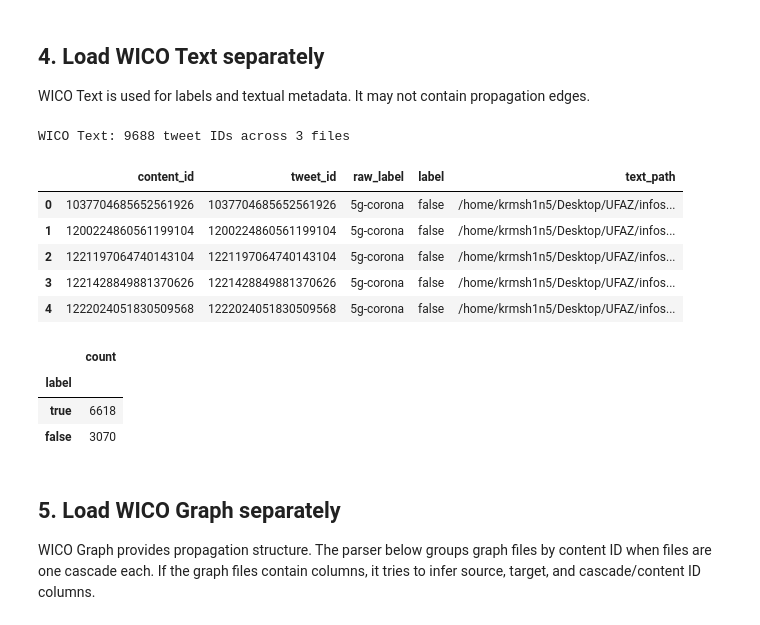
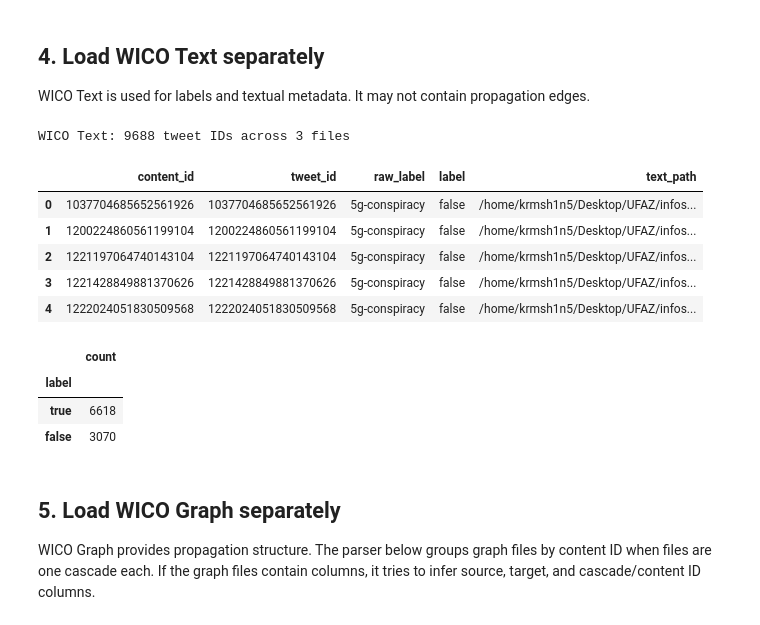
Before and after one commit to Krmsh1n5/infoshield, a Jupyter notebook: explore_data.ipynb, the cells around one changed output. Saved outputs shown, nothing was run; the diff lists cells and outputs as text; code cells hidden in the pictures.

```diff
--- a/explore_data.ipynb
+++ b/explore_data.ipynb
@@ -510,44 +464,47 @@ def load_wico_text_dataset(wico_text_dir):
         print('WICO Text directory not found.')
         return pd.DataFrame(columns=['content_id','tweet_id','raw_label','label','text_path'])
     wico_text_dir = Path(wico_text_dir)
-    int_to_name = {v: k for k, v in cfg.wico.label_map.items()}
+    # Derive labels from config — single source of truth:
+    #   cfg.wico.label_map        = {'5g-conspiracy':0, 'conspiracy':1, 'non-conspiracy':2}
+    #   cfg.wico.binary_label_map = {0:'false', 1:'false', 2:'true'}
+    int_to_raw = {v: k for k, v in cfg.wico.label_map.items()}
     rows = []
     for label_int, fname in cfg.wico.text_files.items():
         path = wico_text_dir / fname
         if not path.exists():
             print(f'  Missing WICO Text file: {path}')
             continue
-        raw_label  = int_to_name.get(label_int, str(label_int))
-        norm_label = normalize_label(raw_label)
+        raw_label  = int_to_raw.get(label_int, str(label_int))  # e.g. '5g-conspiracy'
+        norm_label = cfg.wico.binary_label_map.get(label_int, 'unknown')  # 'false'/'true'
         for line in path.read_text(errors='ignore').splitlines():
             tweet_id = normalize_id(line.strip())
             if tweet_id is None:
                 continue
             rows.append({
                 'content_id': tweet_id,
                 'tweet_id':   tweet_id,
                 'raw_label':  raw_label,
                 'label':      norm_label,
                 'text_path':  str(path),
             })
     out = pd.DataFrame(rows)
     if not out.empty:
         out = out.drop_duplicates('content_id')
     print(f'WICO Text: {len(out)} tweet IDs across {len(cfg.wico.text_files)} files')
     return out
 
 wico_text = load_wico_text_dataset(WICO_TEXT_DIR)
 display(wico_text.head())
 display(wico_text['label'].value_counts(dropna=False).rename('count').to_frame()
         if not wico_text.empty else wico_text)
 # %% [output]
 WICO Text: 9688 tweet IDs across 3 files
 |  | content_id | tweet_id | raw_label | label | text_path |
-| 0 | 1037704685652561926 | 1037704685652561926 | 5g-corona | false | /home/krmsh1n5/Desktop/UFAZ/infos... |
-| 1 | 1200224860561199104 | 1200224860561199104 | 5g-corona | false | /home/krmsh1n5/Desktop/UFAZ/infos... |
-| 2 | 1221197064740143104 | 1221197064740143104 | 5g-corona | false | /home/krmsh1n5/Desktop/UFAZ/infos... |
-| 3 | 1221428849881370626 | 1221428849881370626 | 5g-corona | false | /home/krmsh1n5/Desktop/UFAZ/infos... |
-| 4 | 1222024051830509568 | 1222024051830509568 | 5g-corona | false | /home/krmsh1n5/Desktop/UFAZ/infos... |
+| 0 | 1037704685652561926 | 1037704685652561926 | 5g-conspiracy | false | /home/krmsh1n5/Desktop/UFAZ/infos... |
+| 1 | 1200224860561199104 | 1200224860561199104 | 5g-conspiracy | false | /home/krmsh1n5/Desktop/UFAZ/infos... |
+| 2 | 1221197064740143104 | 1221197064740143104 | 5g-conspiracy | false | /home/krmsh1n5/Desktop/UFAZ/infos... |
+| 3 | 1221428849881370626 | 1221428849881370626 | 5g-conspiracy | false | /home/krmsh1n5/Desktop/UFAZ/infos... |
+| 4 | 1222024051830509568 | 1222024051830509568 | 5g-conspiracy | false | /home/krmsh1n5/Desktop/UFAZ/infos... |
 |  | count |
 | label |  |
 | true | 6618 |
```
Also changed, not shown: parts of 22 cells of this notebook, 37 other files.
